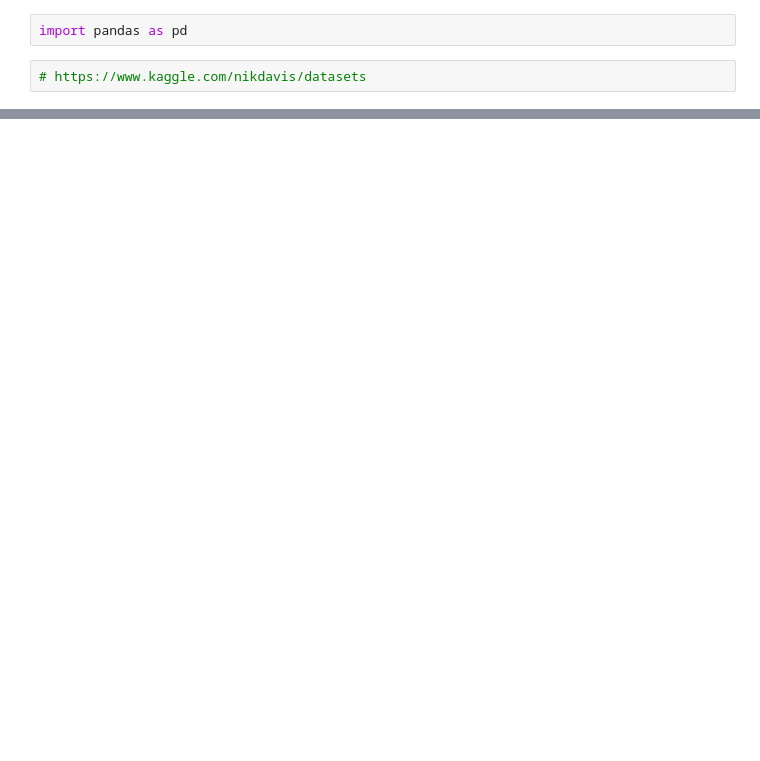
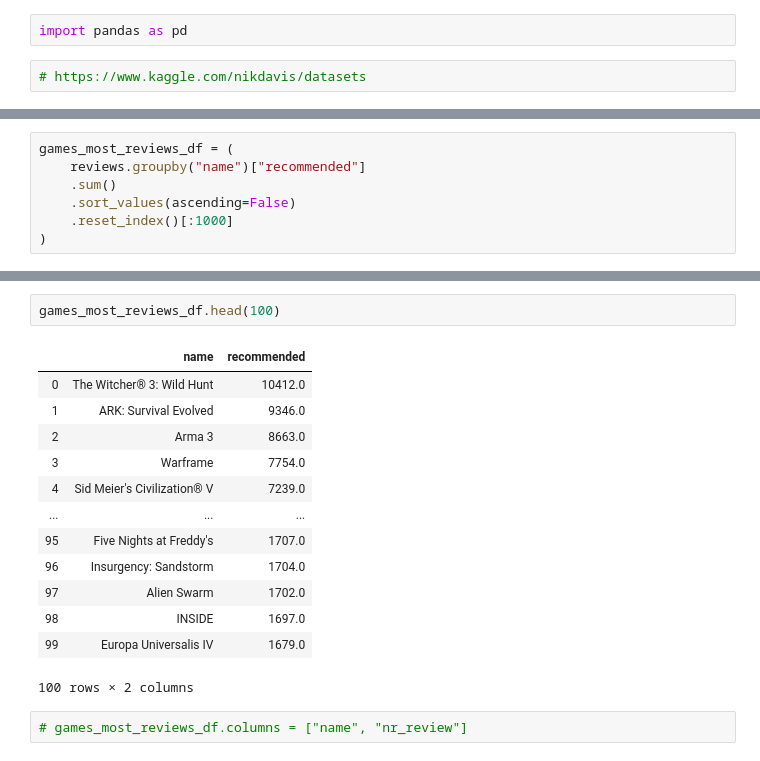
Before and after one commit to gsajko/steam-reviews, a Jupyter notebook: games.ipynb, the cells around one changed output, grey strips where cells are left out. Drawn from its saved outputs; the diff is of its cells as text; blank space fills up the shorter version.

Commit message:
created list of games, ratings, and biases

```diff
--- a/games.ipynb
+++ b/games.ipynb
@@ -27,0 +90,7 @@ reviews.head()
+# %%
+games_most_reviews_df = (
+    reviews.groupby("name")["recommended"]
+    .sum()
+    .sort_values(ascending=False)
+    .reset_index()[:1000]
+)
@@ -27,0 +109,18 @@ reviews.head()
+# %%
+games_most_reviews_df.head(100)
+# %% [output]
+|  | name | recommended |
+| 0 | The Witcher® 3: Wild Hunt | 10412.0 |
+| 1 | ARK: Survival Evolved | 9346.0 |
+| 2 | Arma 3 | 8663.0 |
+| 3 | Warframe | 7754.0 |
+| 4 | Sid Meier's Civilization® V | 7239.0 |
+| ... | ... | ... |
+| 95 | Five Nights at Freddy's | 1707.0 |
+| 96 | Insurgency: Sandstorm | 1704.0 |
+| 97 | Alien Swarm | 1702.0 |
+| 98 | INSIDE | 1697.0 |
+| 99 | Europa Universalis IV | 1679.0 |
+100 rows × 2 columns
+# %%
+# games_most_reviews_df.columns = ["name", "nr_review"]
```
Also changed, not shown: parts of 49 cells of this notebook, 1 other file.
